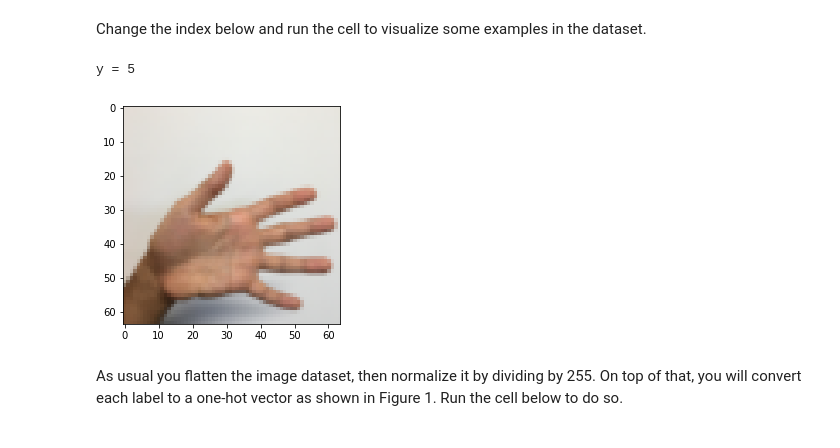
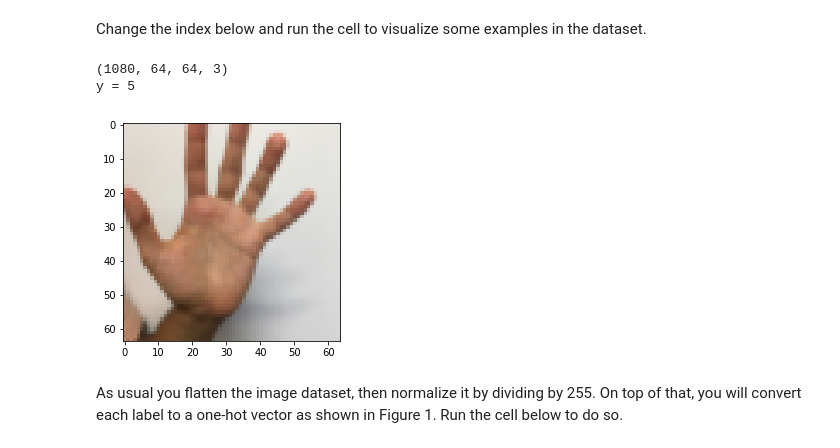
Before and after one commit to zsdaka/deep-learning, a Jupyter notebook: Improving_Deep_Neural_Networks/Tensorflow Tutorial.ipynb, the cells around one changed output. Saved outputs shown, nothing was run; the diff lists cells and outputs as text; code cells hidden in the pictures.

```diff
--- a/Improving_Deep_Neural_Networks/Tensorflow Tutorial.ipynb
+++ b/Improving_Deep_Neural_Networks/Tensorflow Tutorial.ipynb
@@ -488,12 +486,14 @@ X_train_orig, Y_train_orig, X_test_orig, Y_test_orig, classes = load_dataset()
 Change the index below and run the cell to visualize some examples in the dataset.
 # %%
 # Example of a picture
-index = 0
+index = 1033
 plt.imshow(X_train_orig[index])
+print X_train_orig.shape
 print ("y = " + str(np.squeeze(Y_train_orig[:, index])))
 # %% [output]
+(1080, 64, 64, 3)
 y = 5
-[figure, old version]
+[figure, new version]
 # %% [markdown]
 As usual you flatten the image dataset, then normalize it by dividing by 255. On top of that, you will convert each label to a one-hot vector as shown in Figure 1. Run the cell below to do so.
 # %%
```
Also changed, not shown: parts of 9 cells of this notebook, 23 other files.
